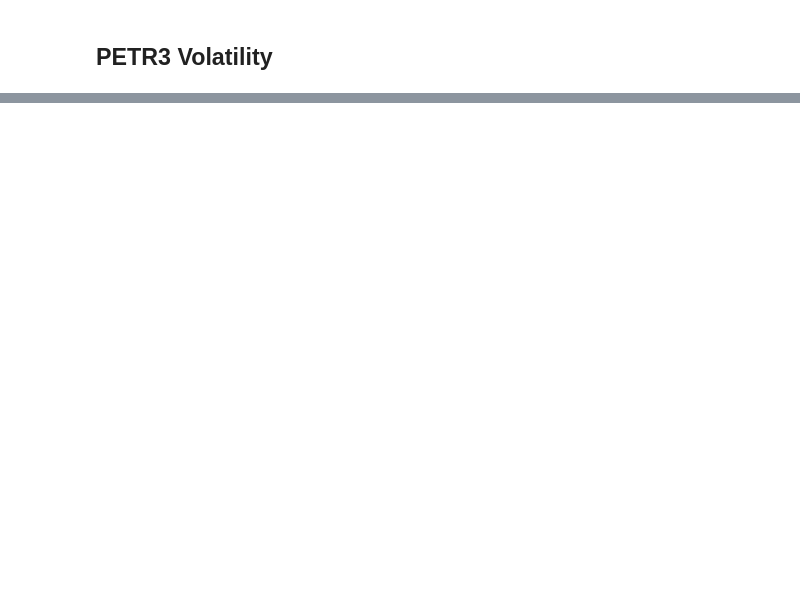
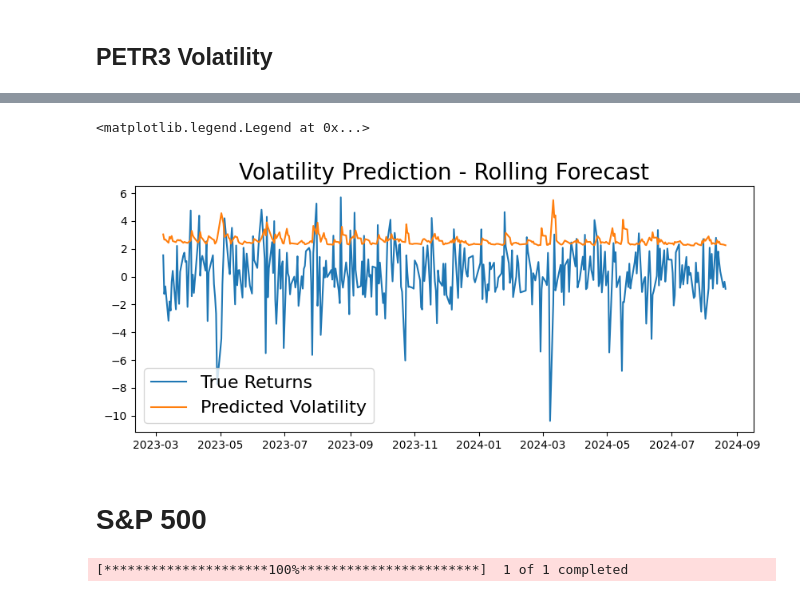
Before and after one commit to guilhermecff/GARCH, a Jupyter notebook: notebook.ipynb, the cells around one changed output, grey strips where cells are left out. Saved outputs shown, nothing was run; the diff lists cells and outputs as text; code cells hidden in the pictures; blank space fills up the shorter version.

Commit message:
Model finished

```diff
--- a/notebook.ipynb
+++ b/notebook.ipynb
@@ -19,0 +87,4 @@ petr = web.DataReader('PETR3.SA', 'yahoo', start=start, end=end)
+# %%
+model = arch_model(returns, p=3, q=0)
+model_fit = model.fit()
+model_fit.summary()
@@ -19,0 +129,27 @@ petr = web.DataReader('PETR3.SA', 'yahoo', start=start, end=end)
+# %%
+rolling_predictions = []
+test_size = 365
+
+for i in range(test_size):
+    train = returns[:-(test_size-i)]
+    model = arch_model(train, p=3, q=0)
+    model_fit = model.fit(disp='off')
+    pred = model_fit.forecast(horizon=1)
+    rolling_predictions.append(np.sqrt(pred.variance.values[-1,:][0]))
+# %%
+rolling_predictions = pd.Series(rolling_predictions, index=returns.index[-365:])
+# %%
+plt.figure(figsize=(10,4))
+true, = plt.plot(returns[-365:])
+preds, = plt.plot(rolling_predictions)
+plt.title('Volatility Prediction - Rolling Forecast', fontsize=20)
+plt.legend(['True Returns', 'Predicted Volatility'], fontsize=16)
+# %% [output]
+<matplotlib.legend.Legend at 0x...>
+[figure, added]
+# %% [markdown]
+# S&P 500
+# %%
+spy = yf.download('SPY', start=start, end=end)
+# %% [output]
+[*********************100%***********************]  1 of 1 completed
```
Also changed, not shown: parts of 26 cells of this notebook.
